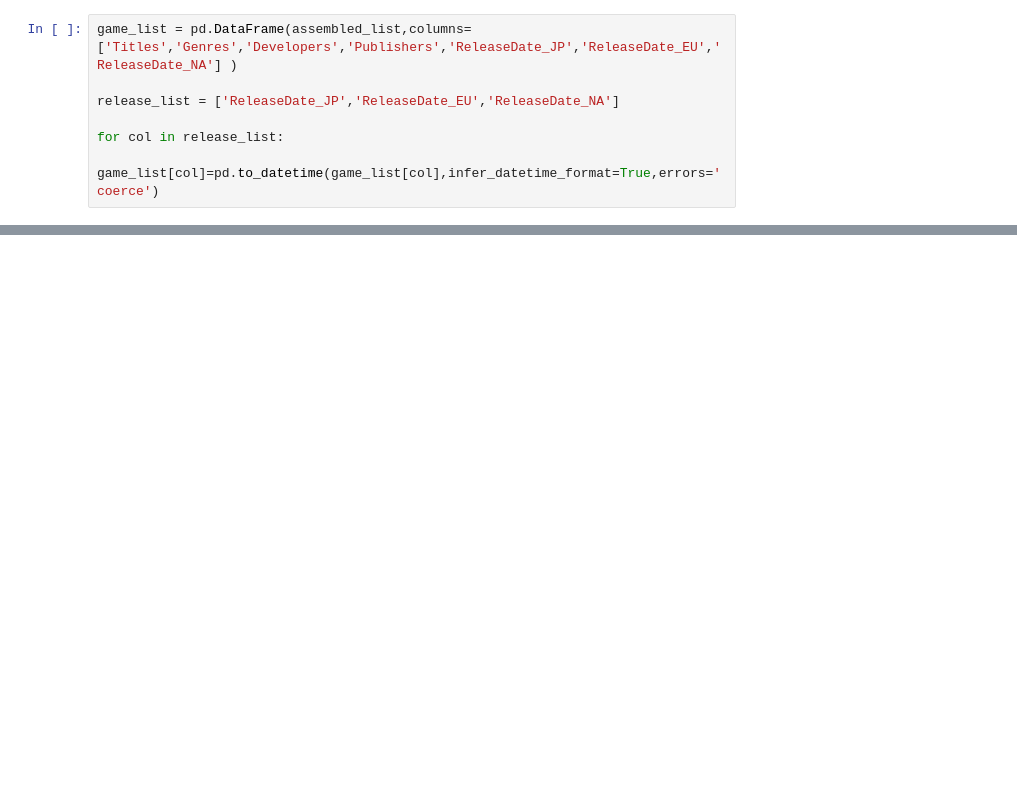
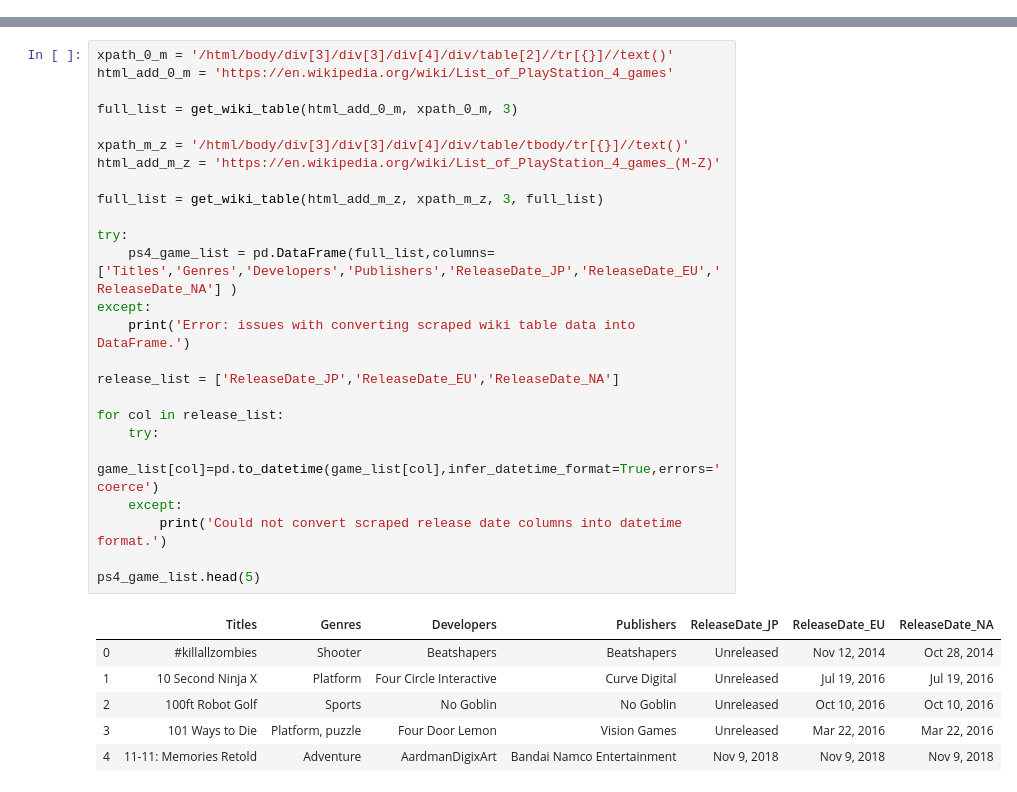
Before and after one commit to ashwin2rai/no_more_backlogs, a Jupyter notebook: notebooks/prototype_1.ipynb, the cells around one changed output, grey strips where cells are left out. Drawn from its saved outputs; the diff is of its cells as text; blank space fills up the shorter version.

```diff
--- a/notebooks/prototype_1.ipynb
+++ b/notebooks/prototype_1.ipynb
@@ -67,7 +64,0 @@ while html_text:
-# %%
-game_list = pd.DataFrame(assembled_list,columns=['Titles','Genres','Developers','Publishers','ReleaseDate_JP','ReleaseDate_EU','ReleaseDate_NA'] )
-
-release_list = ['ReleaseDate_JP','ReleaseDate_EU','ReleaseDate_NA']
-
-for col in release_list:
-    game_list[col]=pd.to_datetime(game_list[col],infer_datetime_format=True,errors='coerce')
@@ -82,0 +65,32 @@ game_list.tail(5)
+# %%
+xpath_0_m = '/html/body/div[3]/div[3]/div[4]/div/table[2]//tr[{}]//text()'
+html_add_0_m = 'https://en.wikipedia.org/wiki/List_of_PlayStation_4_games'
+
+full_list = get_wiki_table(html_add_0_m, xpath_0_m, 3)
+
+xpath_m_z = '/html/body/div[3]/div[3]/div[4]/div/table/tbody/tr[{}]//text()'
+html_add_m_z = 'https://en.wikipedia.org/wiki/List_of_PlayStation_4_games_(M-Z)'
+
+full_list = get_wiki_table(html_add_m_z, xpath_m_z, 3, full_list)
+
+try:
+    ps4_game_list = pd.DataFrame(full_list,columns=['Titles','Genres','Developers','Publishers','ReleaseDate_JP','ReleaseDate_EU','ReleaseDate_NA'] )
+except:
+    print('Error: issues with converting scraped wiki table data into DataFrame.')
+
+release_list = ['ReleaseDate_JP','ReleaseDate_EU','ReleaseDate_NA']
+
+for col in release_list:
+    try:
+        game_list[col]=pd.to_datetime(game_list[col],infer_datetime_format=True,errors='coerce')
+    except:
+        print('Could not convert scraped release date columns into datetime format.')
+
+ps4_game_list.head(5)
+# %% [output]
+|  | Titles | Genres | Developers | Publishers | ReleaseDate_JP | ReleaseDate_EU | ReleaseDate_NA |
+| 0 | #killallzombies | Shooter | Beatshapers | Beatshapers | Unreleased | Nov 12, 2014 | Oct 28, 2014 |
+| 1 | 10 Second Ninja X | Platform | Four Circle Interactive | Curve Digital | Unreleased | Jul 19, 2016 | Jul 19, 2016 |
+| 2 | 100ft Robot Golf | Sports | No Goblin | No Goblin | Unreleased | Oct 10, 2016 | Oct 10, 2016 |
+| 3 | 101 Ways to Die | Platform, puzzle | Four Door Lemon | Vision Games | Unreleased | Mar 22, 2016 | Mar 22, 2016 |
+| 4 | 11-11: Memories Retold | Adventure | AardmanDigixArt | Bandai Namco Entertainment | Nov 9, 2018 | Nov 9, 2018 | Nov 9, 2018 |
```
Also changed, not shown: parts of 7 cells of this notebook, 2 other files.
